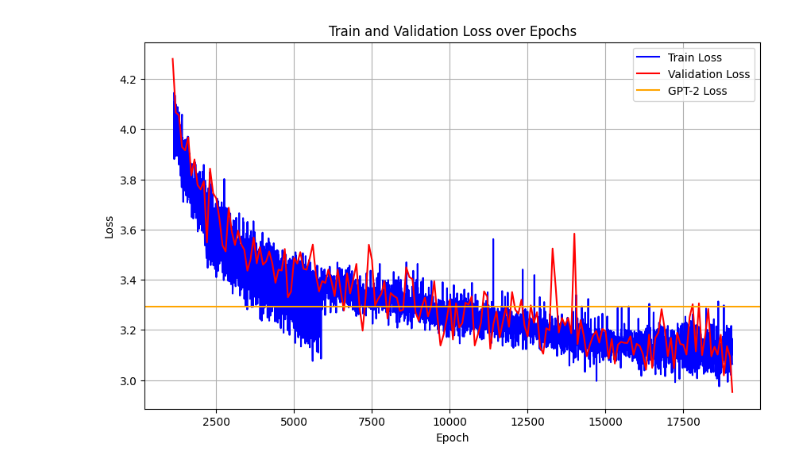
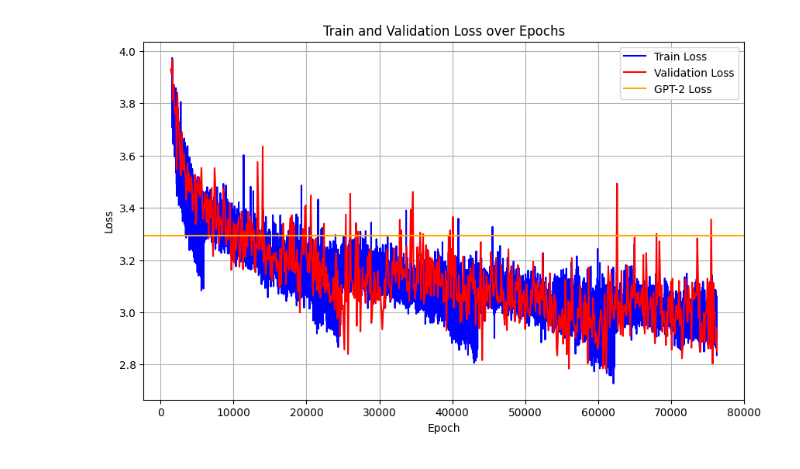
Before and after one commit to virg1n/LightLM, a Jupyter notebook: model_testing/load_model.ipynb, the cells around one changed output. Cells and saved outputs as stored; diff of their text form; code cells hidden in the pictures.

```diff
--- a/model_testing/load_model.ipynb
+++ b/model_testing/load_model.ipynb
@@ -9,9 +9,9 @@ max_lr = 6e-4
 weight_decay = 0.1
 beta1, beta2 = 0.9, 0.95
 
-checkpoint_path = './model_1_checkpoints.pt'
-train_loss_path = '../log/log.txt'
-val_loss_path = '../log/val_log.txt'
+checkpoint_path = './model_fourepochs_76291_125M.pt'
+train_loss_path = '../log/log_4epochs.txt'
+val_loss_path = '../log/val_log_4epochs.txt'
 model_from_checkpoint = GPT()
 
 # Load checkpoint
@@ -37,6 +37,8 @@ model_from_checkpoint = model_from_checkpoint.to(device)
 optimizer = model_from_checkpoint.configure_optimizers(weight_decay, max_lr, (beta1, beta2), device)
 if 'optimizer' in checkpoint:
     optimizer.load_state_dict(checkpoint['optimizer'])
+
+print(device)
 # %% [output]
 num decayed parameter tensors: 50, with 124,354,560 parameters
 num non-decayed parameter tensors: 99, with 171,648 parameters
@@ -86,35 +103,35 @@ HellaSwag accuracy: 2998/10042=0.2985
 # %%
 import matplotlib.pyplot as plt
 
-start_graph = 0.06
+start_graph = 0.11
 def read_loss_file(file_path):
     epochs = []
     losses = []
     with open(file_path, 'r') as f:
         for line in f:
             parts = line.strip().split()
             epoch = int(parts[0].split(':')[1])
             loss = float(parts[1].split(':')[1])
             epochs.append(epoch)
             losses.append(loss)
     return epochs, losses
 
 
 train_epochs, train_losses = read_loss_file(train_loss_path)
 val_epochs, val_losses = read_loss_file(val_loss_path)
 
 plt.figure(figsize=(10, 6))
 
 plt.plot(train_epochs[int(start_graph * len(train_epochs)):], train_losses[int(start_graph * len(train_losses)):], color='b', label='Train Loss')
 plt.plot(val_epochs[int(start_graph * len(val_epochs)):], val_losses[int(start_graph * len(val_losses)):], color='r', label='Validation Loss')
 plt.axhline(y=3.2924, color='orange', label='GPT-2 Loss')
 
 plt.xlabel('Epoch')
 plt.ylabel('Loss')
 plt.title('Train and Validation Loss over Epochs')
 plt.grid(True)
 plt.legend()
 
 plt.show()
 # %% [output]
-[figure, old version]
+[figure, new version]
```
Also changed, not shown: parts of 3 cells of this notebook, 3 other files.
